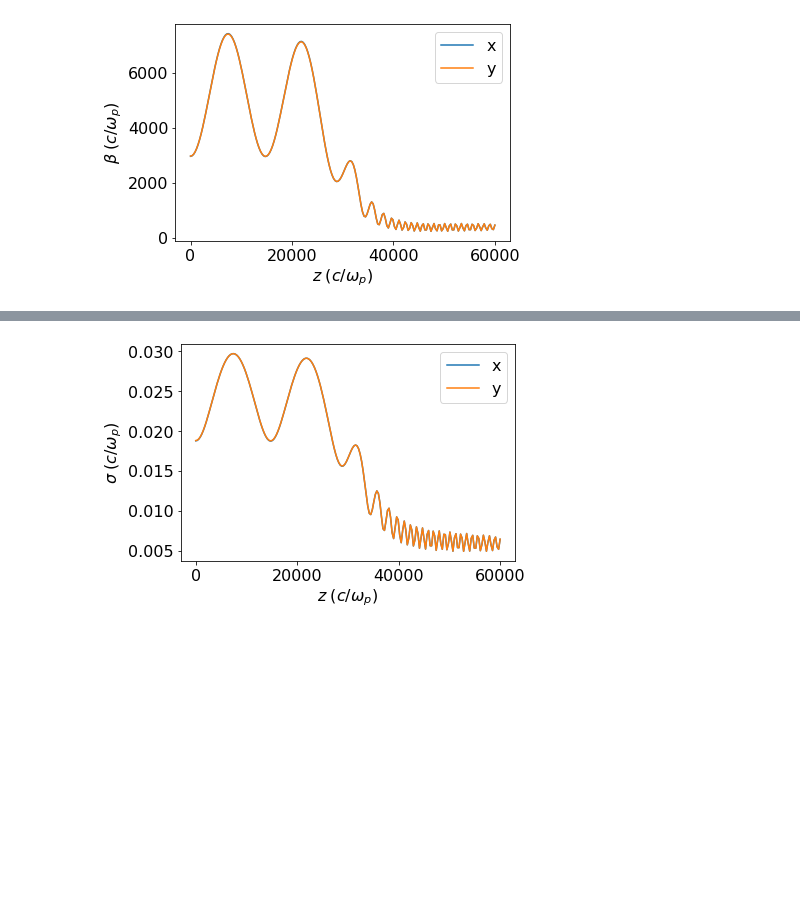
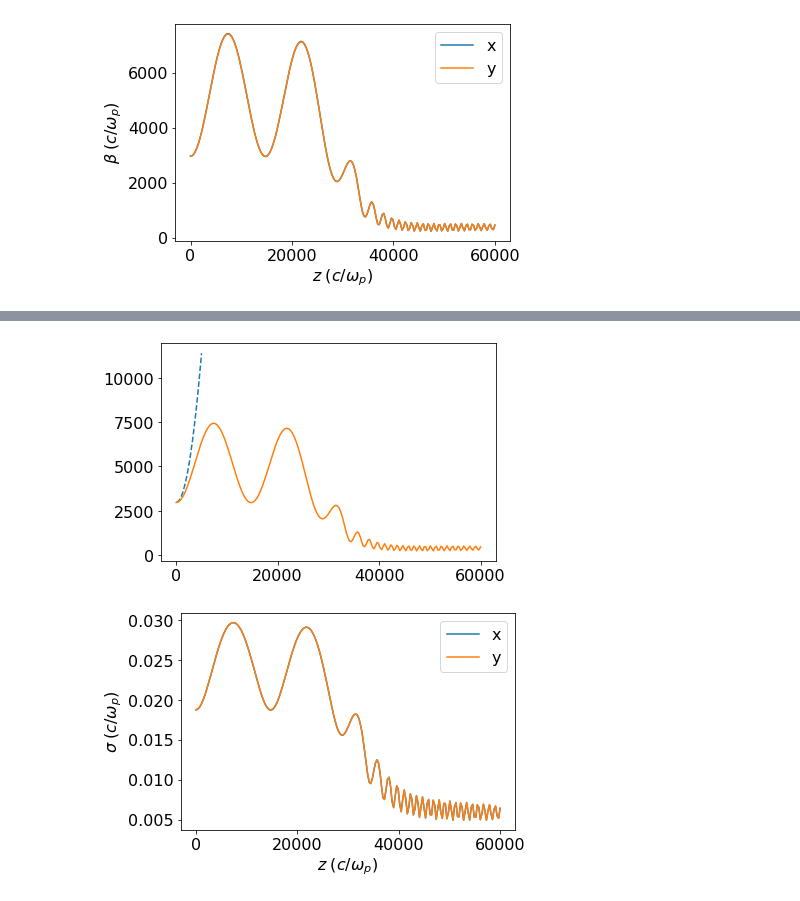
Before and after one commit to uclazyj/JupyterQpic, a Jupyter notebook: QPAD.ipynb, the cells around one changed output, grey strips where cells are left out. Drawn from its saved outputs; the diff is of its cells as text; code cells hidden in the pictures; blank space fills up the shorter version.

```diff
--- a/QPAD.ipynb
+++ b/QPAD.ipynb
@@ -150,3 +158,13 @@ plt.show()
+# %%
+import numpy as np
+beta_star = 2970
+z = np.linspace(0,5000,1000)
+beta = beta_star + z ** 2 / beta_star
+plt.plot(z,beta,'--')
+plt.plot(parameters['s'], parameters['beta_x'],label='x')
+plt.show()
+# %% [output]
+[figure, added]
 # %%
 plt.plot(parameters['s'], parameters['sigma_x'],label='x')
 plt.plot(parameters['s'], parameters['sigma_y'],label='y')
```
Also changed, not shown: parts of 2 cells of this notebook, 1 other file.
